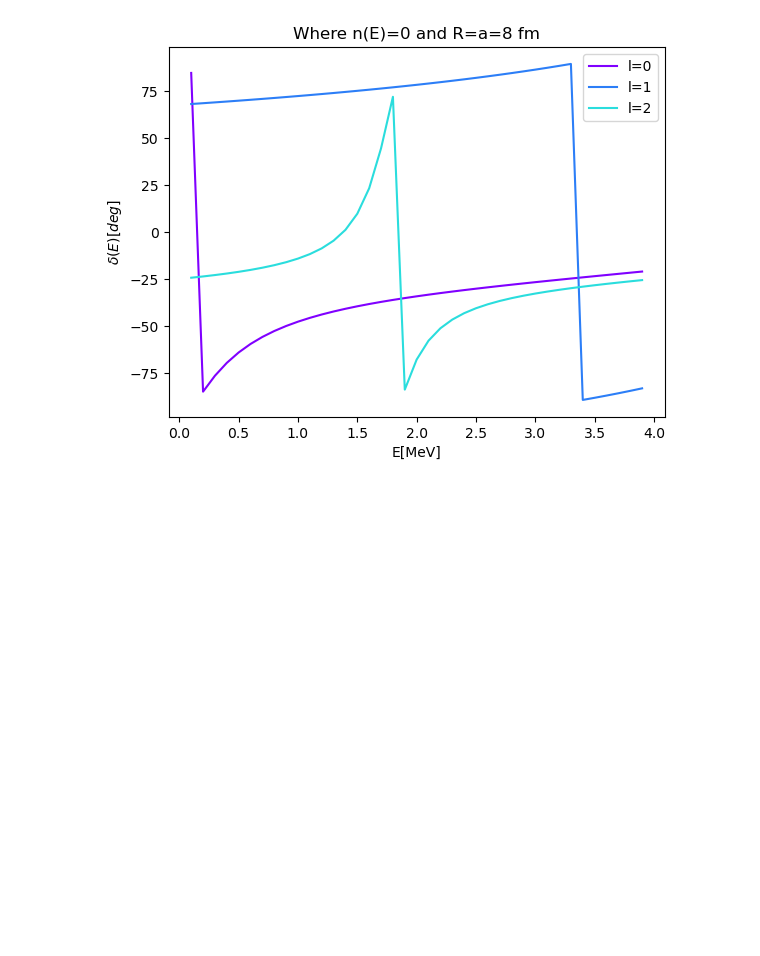
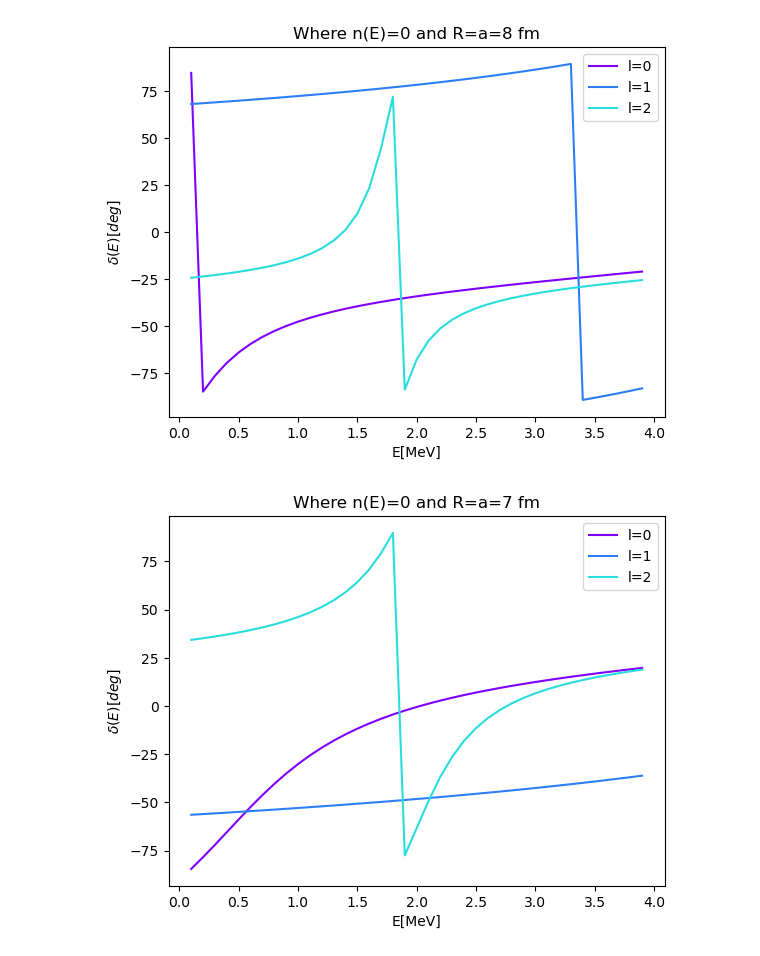
Before and after one commit to danielaramirez415/nuclear_reactions, a Jupyter notebook: homework1_nr_power_rangers.ipynb, the cells around one changed output. Cells and saved outputs as stored; diff of their text form; code cells hidden in the pictures; blank space fills up the shorter version.

```diff
--- a/homework1_nr_power_rangers.ipynb
+++ b/homework1_nr_power_rangers.ipynb
@@ -94,8 +109,12 @@ fig.tight_layout()
 # %%
-energy_range = np.arange(0.1,4,0.1)
+#Define ranges
+energy_range = np.arange(0.1,4.0,0.1)
+r_array = np.arange(0.1,100,step_size)
+
 phase_shift = []
-
+#Initial parameters
 numbers_of_l = 3
+#if we select the R=a for which V~0 for the nuclear range
 a = 8
 color = iter(cm.rainbow(np.linspace(0,0.5,numbers_of_l+1)))
 c = next(color)
@@ -135,6 +154,60 @@ plt.title(f"Where n(E)=0 and R=a={a} fm")
 plt.ylabel(r'$\delta(E) [deg]$')
 plt.xlabel(r'E[MeV]')
 plt.legend()
+plt.savefig('phase_shift_a8.png')
 plt.show()
 # %% [output]
 [figure]
+# %%
+#Define ranges
+energy_range = np.arange(0.1,4.0,0.1)
+r_array = np.arange(0.1,100,step_size)
+
+phase_shift = []
+#Initial parameters
+numbers_of_l = 3
+#if we select the R=a for which V~0 for the nuclear range
+a = 7
+color = iter(cm.rainbow(np.linspace(0,0.5,numbers_of_l+1)))
+c = next(color)
+for energy in energy_range:
+    y_l0, yp_l0, idx_a = RKmethod(Rn=r_array,Lval=0,Eval=energy,a=a)
+    R_l0 = Rmatrix(y_l0,yp_l0,idx_a,a)
+    S_l0 = Smatrix(r=a,Rm=R_l0,L=0,a=a)
+    d_l0 = 1/(2j)*np.log(S_l0)
+    phase_shift.append(d_l0)
+
+plt.plot(energy_range,np.rad2deg(np.real(phase_shift)),label='l=0',c=c)
+
+phase_shift = []
+for energy in energy_range:
+    y_l0, yp_l0, idx_a = RKmethod(Rn=r_array,Lval=1,Eval=energy,a=a)
+    R_l0 = Rmatrix(y_l0,yp_l0,idx_a,a)
+    S_l0 = Smatrix(r=a,Rm=R_l0,L=1,a=a)
+    d_l0 = 1/(2j)*np.log(S_l0)
+    phase_shift.append(d_l0)
+
+c = next(color)
+plt.plot(energy_range,np.rad2deg(np.real(phase_shift)),label='l=1',c=c)
+
+
+phase_shift = []
+for energy in energy_range:
+    y_l0, yp_l0, idx_a = RKmethod(Rn=r_array,Lval=2,Eval=energy,a=a)
+    R_l0 = Rmatrix(y_l0,yp_l0,idx_a,a)
+    S_l0 = Smatrix(r=a,Rm=R_l0,L=2,a=a)
+    d_l0 = 1/(2j)*np.log(S_l0)
+    phase_shift.append(d_l0)
+
+c = next(color)
+plt.plot(energy_range,np.rad2deg(np.real(phase_shift)),label='l=2',c=c)
+
+plt.title(f"Where n(E)=0 and R=a={a} fm")
+plt.ylabel(r'$\delta(E) [deg]$')
+plt.xlabel(r'E[MeV]')
+plt.legend()
+
+plt.savefig(f'phase_shift_a{a}.png')
+plt.show()
+# %% [output]
+[figure, added]
```
Also changed, not shown: parts of 3 cells of this notebook, 3 other files.
